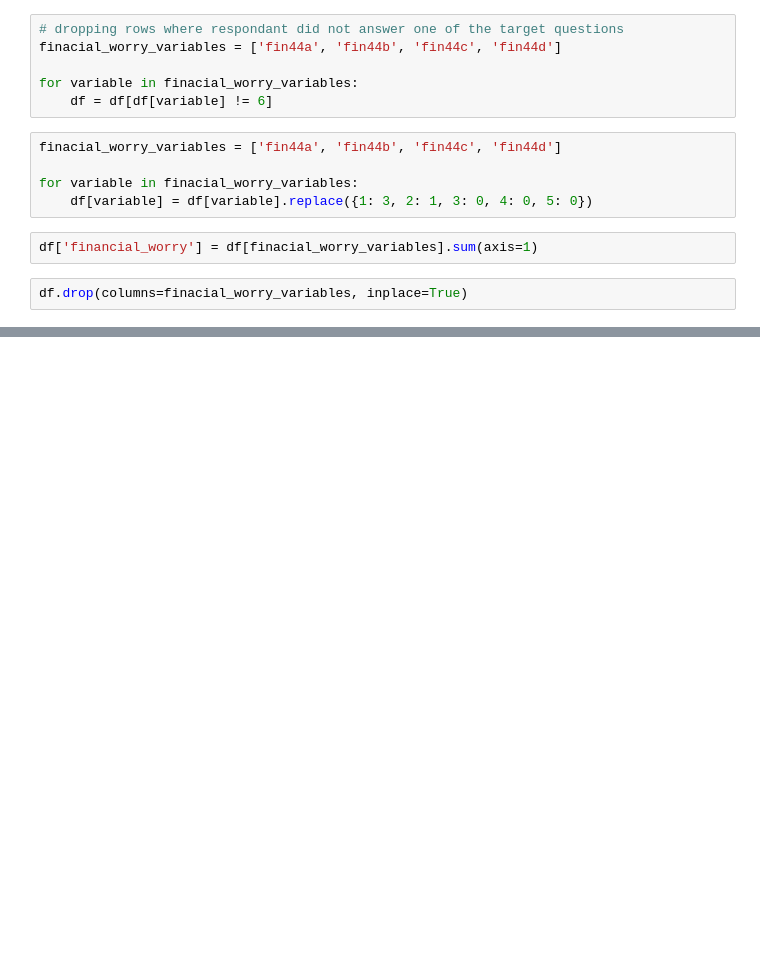
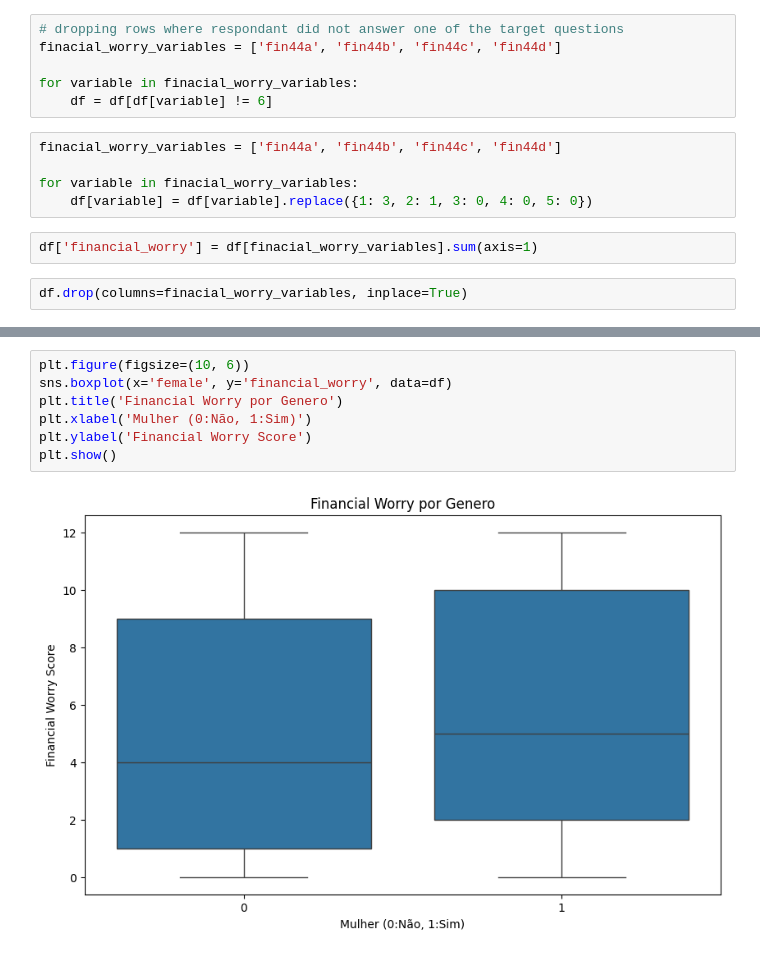
Before and after one commit to lucasrabay/financial-system_access, a Jupyter notebook: notebooks/cleaning_and_etl.ipynb, the cells around one changed output, grey strips where cells are left out. Saved outputs shown, nothing was run; the diff lists cells and outputs as text; blank space fills up the shorter version.

```diff
--- a/notebooks/cleaning_and_etl.ipynb
+++ b/notebooks/cleaning_and_etl.ipynb
@@ -135,0 +259,9 @@ for variable in binary_variables_to_be_fixed:
+# %%
+plt.figure(figsize=(10, 6))
+sns.boxplot(x='female', y='financial_worry', data=df)
+plt.title('Financial Worry por Genero')
+plt.xlabel('Mulher (0:Não, 1:Sim)')
+plt.ylabel('Financial Worry Score')
+plt.show()
+# %% [output]
+[figure, added]
```
Also changed, not shown: parts of 24 cells of this notebook, 1 other file.
